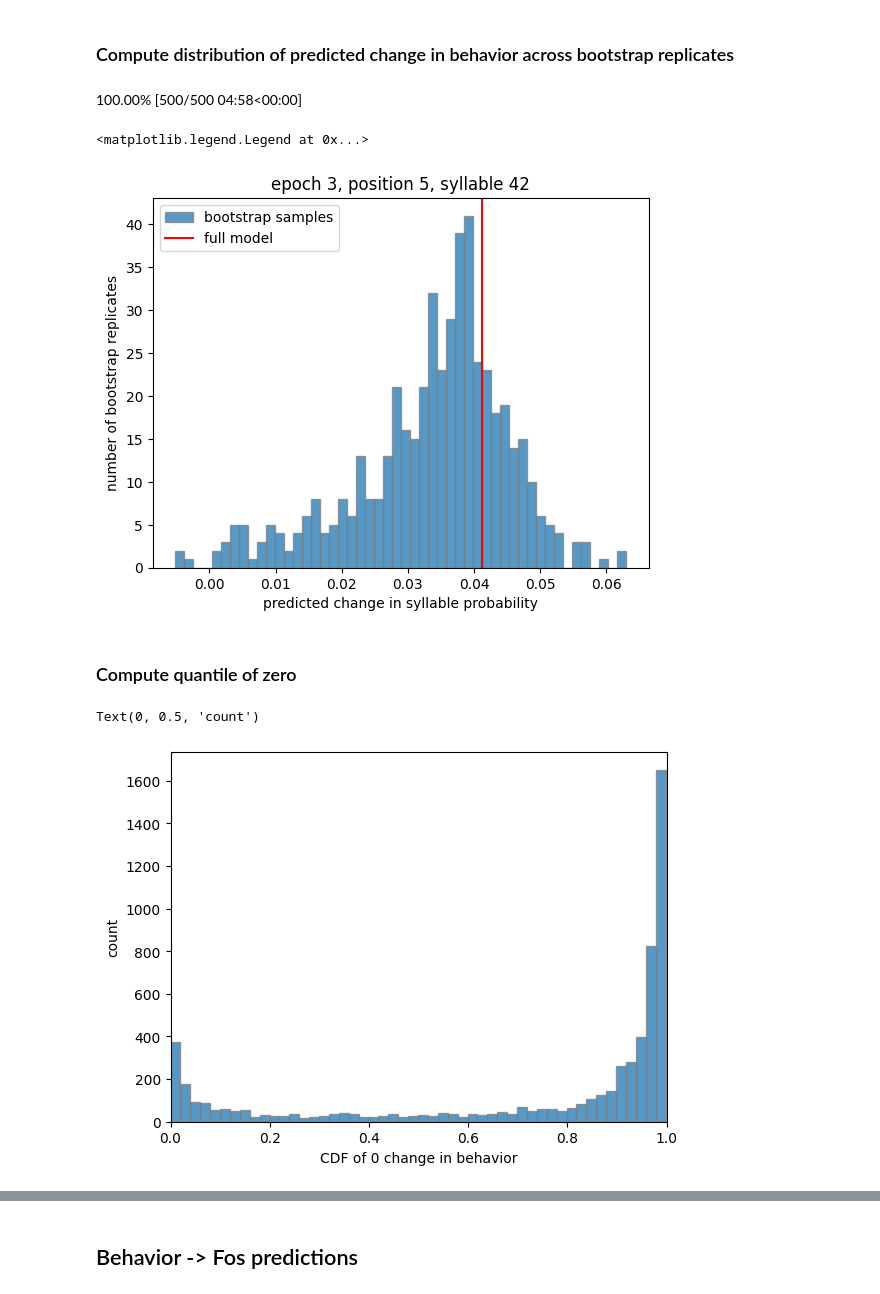
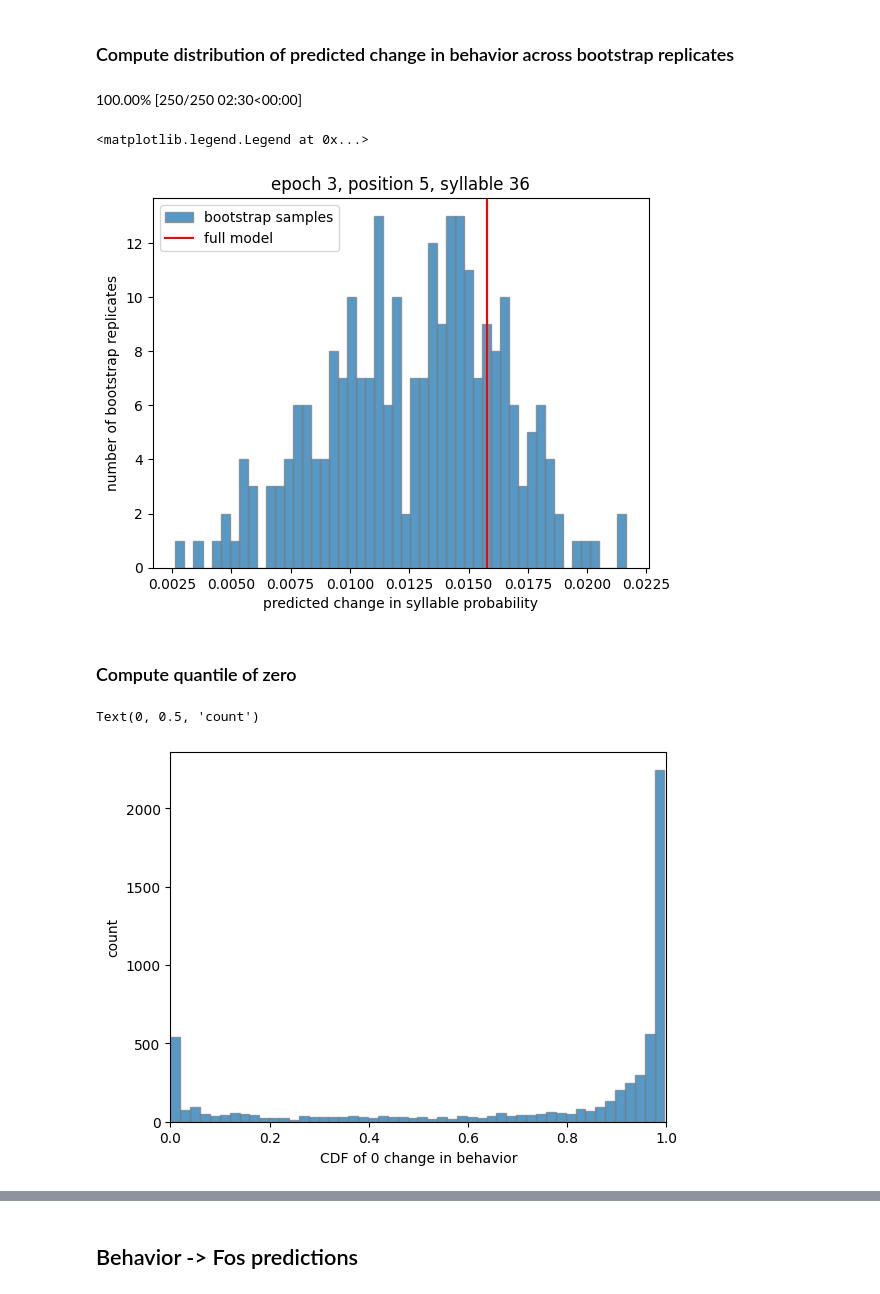
Before and after one commit to lindermanlab/fos, a Jupyter notebook: notebooks/2024-06-18 fos-behavior predictions.ipynb, the cells around one changed output, grey strips where cells are left out. Drawn from its saved outputs; the diff is of its cells as text; code cells hidden in the pictures.

```diff
--- a/notebooks/2024-06-18 fos-behavior predictions.ipynb
+++ b/notebooks/2024-06-18 fos-behavior predictions.ipynb
@@ -19,9 +19,13 @@ from sklearn.linear_model import LinearRegression
 from tensorflow_probability.substrates import jax as tfp
 tfb = tfp.bijectors
 # %%
-NUM_BOOTSTRAP = 500
-FOS_PARAM_DIR = "../results/bootstrap/fos"
-BEHAVIOR_PARAM_DIR = "../results/bootstrap/behavior"
+NUM_BOOTSTRAP = 250
+FOS_PARAM_DIR = "../results/bootstrap/fos-strat"
+# WAND_FOS_BOOTSTRAP_PROJECT = "linderman-lab/serotonin-fos-seminmf-bootstrap"
+WAND_FOS_BOOTSTRAP_PROJECT = "linderman-lab/serotonin-fos-seminmf-bootstrap-strat"
+BEHAVIOR_PARAM_DIR = "../results/bootstrap/behavior-strat"
+# WAND_BEHAVIOR_BOOTSTRAP_PROJECT = "linderman-lab/serotonin-behavior-bootstrap"
+WAND_BEHAVIOR_BOOTSTRAP_PROJECT = "linderman-lab/serotonin-behavior-bootstrap-strat"
 FOS_DATA_DIREC = "/Users/scott/Dropbox/Data/serotonin"
 NUM_EPOCHS = 12
 NUM_POSITIONS = 10
@@ -104,6 +108,6 @@ for i in progress_bar(range(0, NUM_BOOTSTRAP)):
         # print(f"found results for iteration {i}")
         continue
 
-    artifact = api.artifact("linderman-lab/serotonin-fos-seminmf-bootstrap/params_pkl:v{:d}".format(i))
+    artifact = api.artifact(f"{WAND_FOS_BOOTSTRAP_PROJECT}/params_pkl:v{i}")
     artifact.download(root=FOS_PARAM_DIR)
 # %% [output]
@@ -117,7 +131,8 @@ for i in progress_bar(range(0, NUM_BOOTSTRAP + 3)):
         continue
 
     try:
-        artifact = api.artifact("linderman-lab/serotonin-behavior-bootstrap/params_pkl:v{:d}".format(i))
+        artifact = api.artifact(f"{WAND_BEHAVIOR_BOOTSTRAP_PROJECT}/params_pkl:v{i}")
+        # artifact = api.artifact("/params_pkl:v{:d}".format(i))
         artifact.download(root=BEHAVIOR_PARAM_DIR)
     except:
         print("could not find artifact params_pkl:v{:d}".format(i))
@@ -241,18 +256,18 @@ for i in progress_bar(range(NUM_BOOTSTRAP)):
     )
     bootstrap_pred_behav_changes[i] = score_fn(pred_behav[1], pred_behav[0])
 # %% [output]
-100.00% [500/500 04:58<00:00]
+100.00% [250/250 02:30<00:00]
 # %%
-e, p, s = 3, 5, 42
+e, p, s = 3, 5, 36
 plt.hist(bootstrap_pred_behav_changes[:, e, p, s], 50, alpha=0.75, edgecolor='gray', label='bootstrap samples')
 plt.axvline(final_pred_behav_change[e, p, s], color='r', label='full model')
 plt.xlabel("predicted change in syllable probability")
 plt.ylabel("number of bootstrap replicates")
 plt.title(f"epoch {e}, position {p}, syllable {s}")
 plt.legend()
 # %% [output]
 <matplotlib.legend.Legend at 0x...>
-[figure, old version]
+[figure, new version]
 # %% [markdown]
 ### Compute quantile of zero
 # %%
@@ -264,4 +279,4 @@ plt.xlabel("CDF of 0 change in behavior")
 plt.ylabel("count")
 # %% [output]
 Text(0, 0.5, 'count')
-[figure, old version]
+[figure, new version]
```
Also changed, not shown: parts of 25 cells of this notebook.
